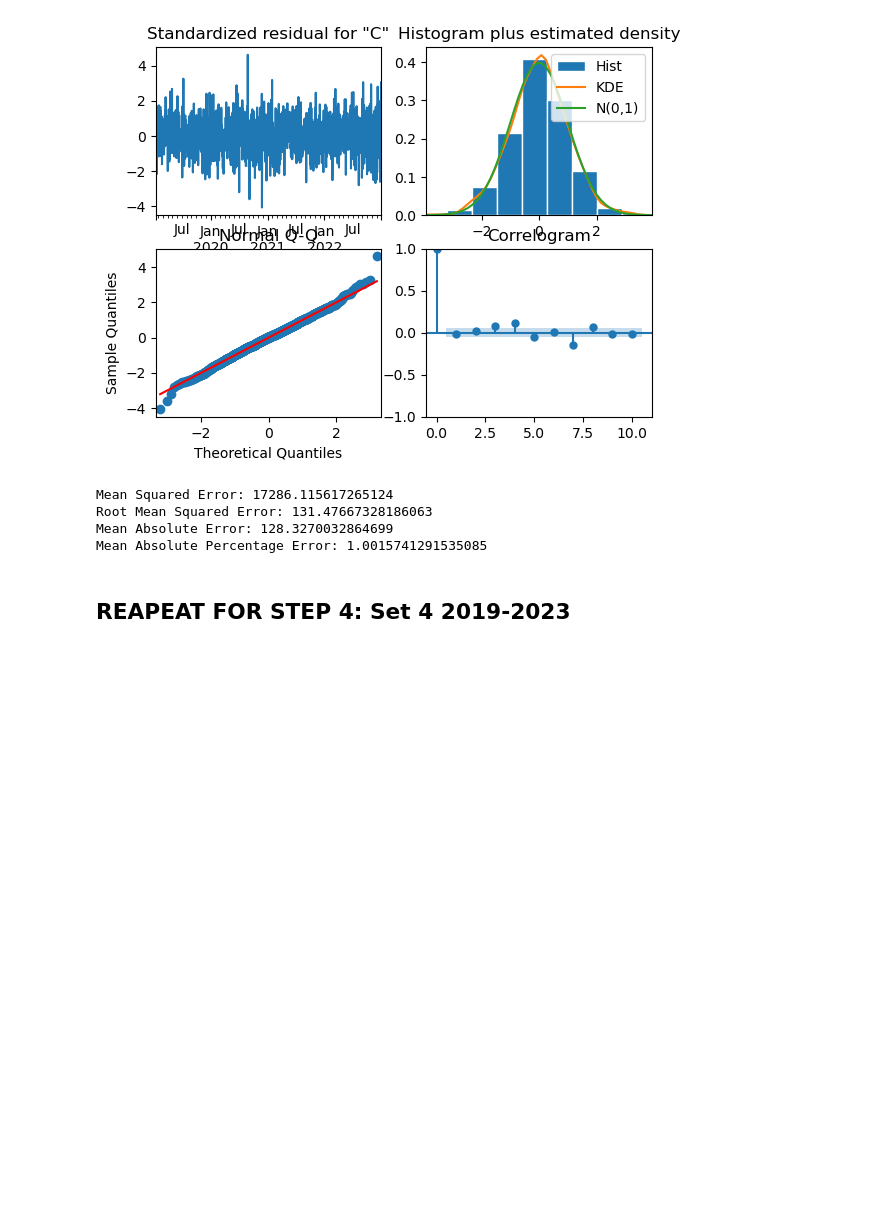
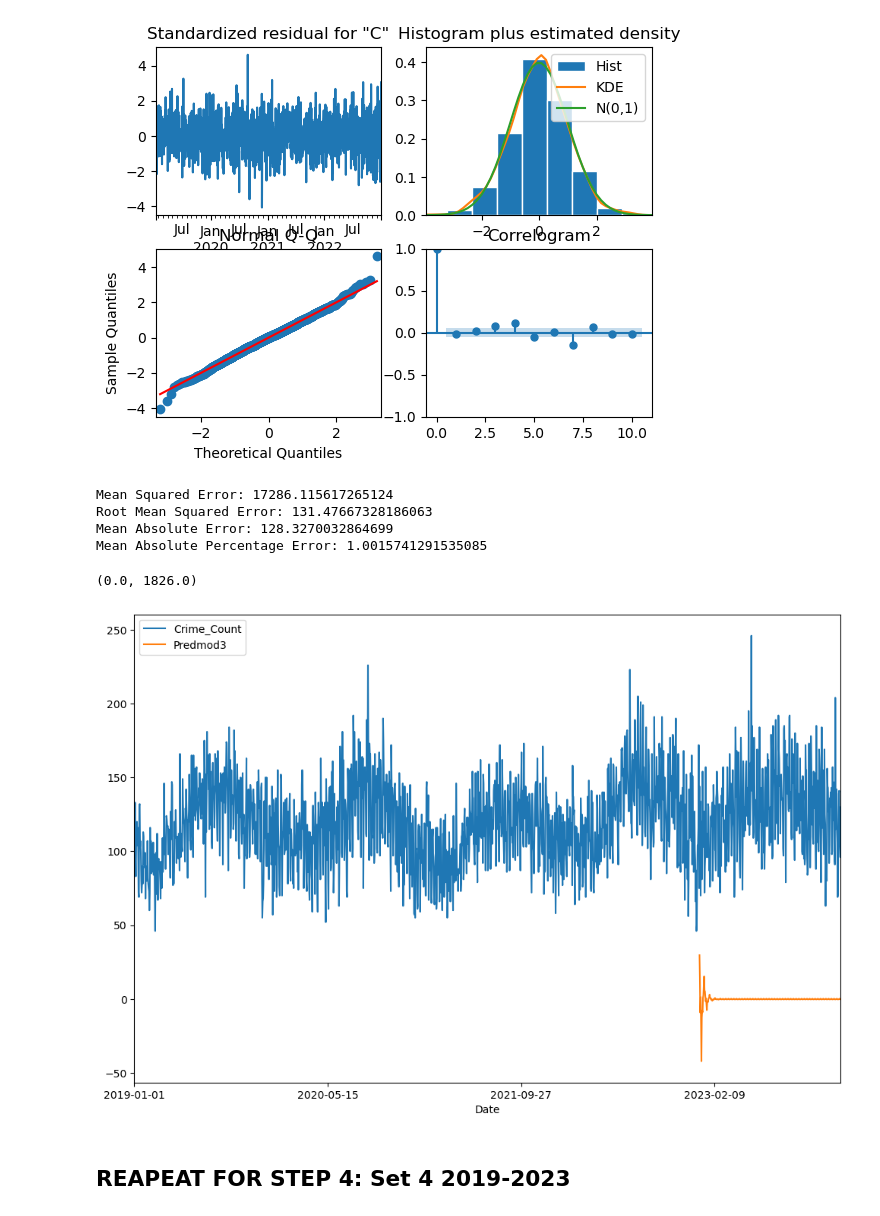
Before and after one commit to Hajar0Ahmed/Time-Series-Crime-Forecasting-Minneapolis, a Jupyter notebook: notebooks/sarima_analysis.ipynb, the cells around one changed output. Saved outputs shown, nothing was run; the diff lists cells and outputs as text; code cells hidden in the pictures; blank space fills up the shorter version.

```diff
--- a/notebooks/sarima_analysis.ipynb
+++ b/notebooks/sarima_analysis.ipynb
@@ -598,6 +632,13 @@ Mean Squared Error: 17286.115617265124
 Root Mean Squared Error: 131.47667328186063
 Mean Absolute Error: 128.3270032864699
 Mean Absolute Percentage Error: 1.0015741291535085
+# %%
+unidf['Predmod3']=fcast
+unidf[['Crime_Count','Predmod3']].plot(figsize=(12,8))
+plt.xlim(0, len(train4))
+# %% [output]
+(0.0, 1826.0)
+[figure, added]
 # %% [markdown]
 ## REAPEAT FOR STEP 4: Set 4 2019-2023
 # %%
```
Also changed, not shown: parts of 25 cells of this notebook.
